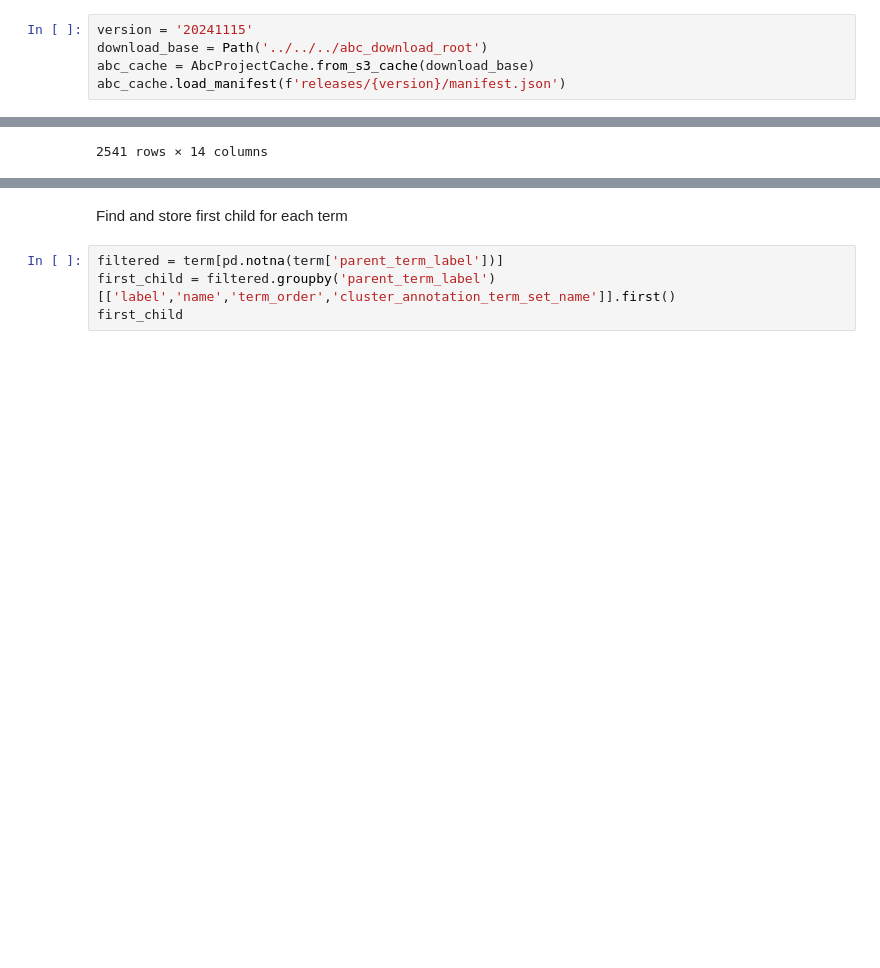
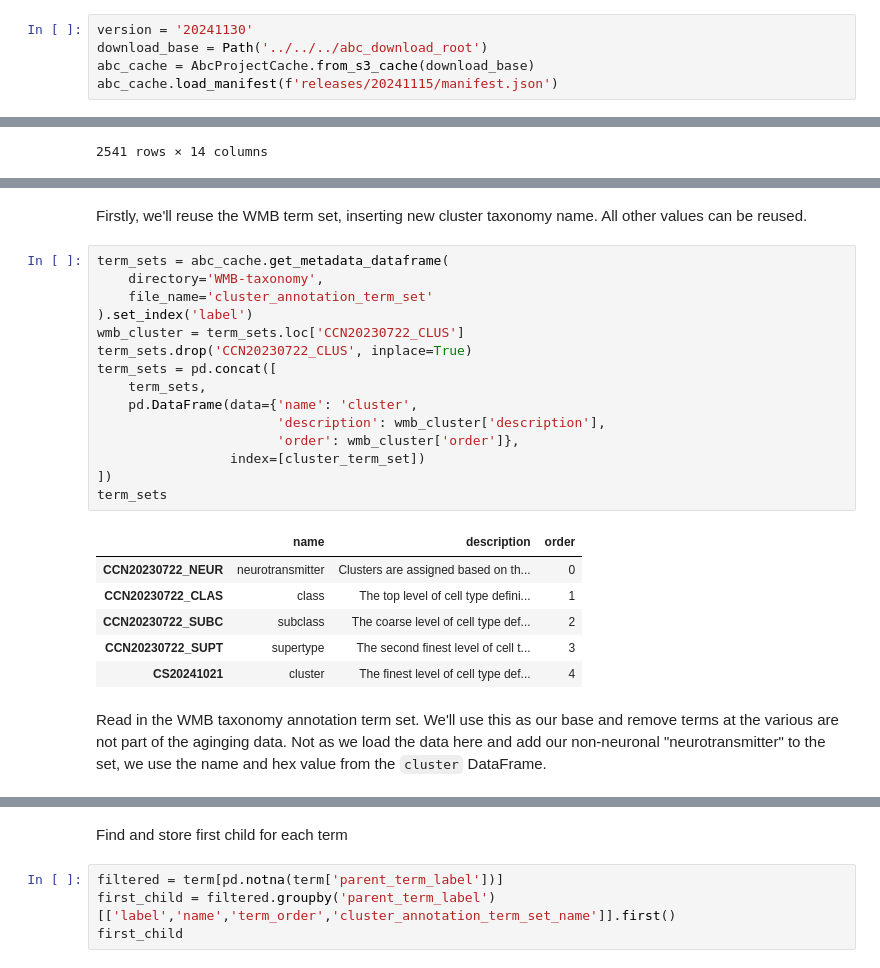
Before and after one commit to rachelhostetler/abc_atlas_access, a Jupyter notebook: docs/cluster_annotations/create_aging_cluster_annotation_html.ipynb, the cells around one changed output, grey strips where cells are left out. Saved outputs shown, nothing was run; the diff lists cells and outputs as text; blank space fills up the shorter version.

```diff
--- a/docs/cluster_annotations/create_aging_cluster_annotation_html.ipynb
+++ b/docs/cluster_annotations/create_aging_cluster_annotation_html.ipynb
@@ -12,10 +12,10 @@ from abc_atlas_access.abc_atlas_cache.abc_project_cache import AbcProjectCache
 
 pd.set_option('display.max_columns', 500)
 # %%
-version = '20241115'
+version = '20241130'
 download_base = Path('../../../abc_download_root')
 abc_cache = AbcProjectCache.from_s3_cache(download_base)
-abc_cache.load_manifest(f'releases/{version}/manifest.json')
+abc_cache.load_manifest(f'releases/20241115/manifest.json')
 # %% [output]
 type.compare_manifests('releases/20230830/manifest.json', 'releases/20241115/manifest.json')
 To load another version of the dataset, run
@@ -118,3 +85,29 @@ mapping[mapping['cluster_annotation_term_set_name'] == 'class']
+# %% [markdown]
+Firstly, we'll reuse the WMB term set, inserting new cluster taxonomy name. All other values can be reused.
+# %%
+term_sets = abc_cache.get_metadata_dataframe(
+    directory='WMB-taxonomy',
+    file_name='cluster_annotation_term_set'
+).set_index('label')
+wmb_cluster = term_sets.loc['CCN20230722_CLUS']
+term_sets.drop('CCN20230722_CLUS', inplace=True)
+term_sets = pd.concat([
+    term_sets,
+    pd.DataFrame(data={'name': 'cluster',
+                       'description': wmb_cluster['description'],
+                       'order': wmb_cluster['order']},
+                 index=[cluster_term_set])
+])
+term_sets
+# %% [output]
+|  | name | description | order |
+| CCN20230722_NEUR | neurotransmitter | Clusters are assigned based on th... | 0 |
+| CCN20230722_CLAS | class | The top level of cell type defini... | 1 |
+| CCN20230722_SUBC | subclass | The coarse level of cell type def... | 2 |
+| CCN20230722_SUPT | supertype | The second finest level of cell t... | 3 |
+| CS20241021 | cluster | The finest level of cell type def... | 4 |
+# %% [markdown]
+Read in the WMB taxonomy annotation term set. We'll use this as our base and remove terms at the various are not part of the aginging data. Not as we load the data here and add our non-neuronal "neurotransmitter" to the set, we use the name and hex value from the `cluster` DataFrame.
 # %%
 wmb_term = abc_cache.get_metadata_dataframe(directory='WMB-taxonomy', file_name='cluster_annotation_term')
 
```
Also changed, not shown: parts of 25 cells of this notebook, 1 other file.
